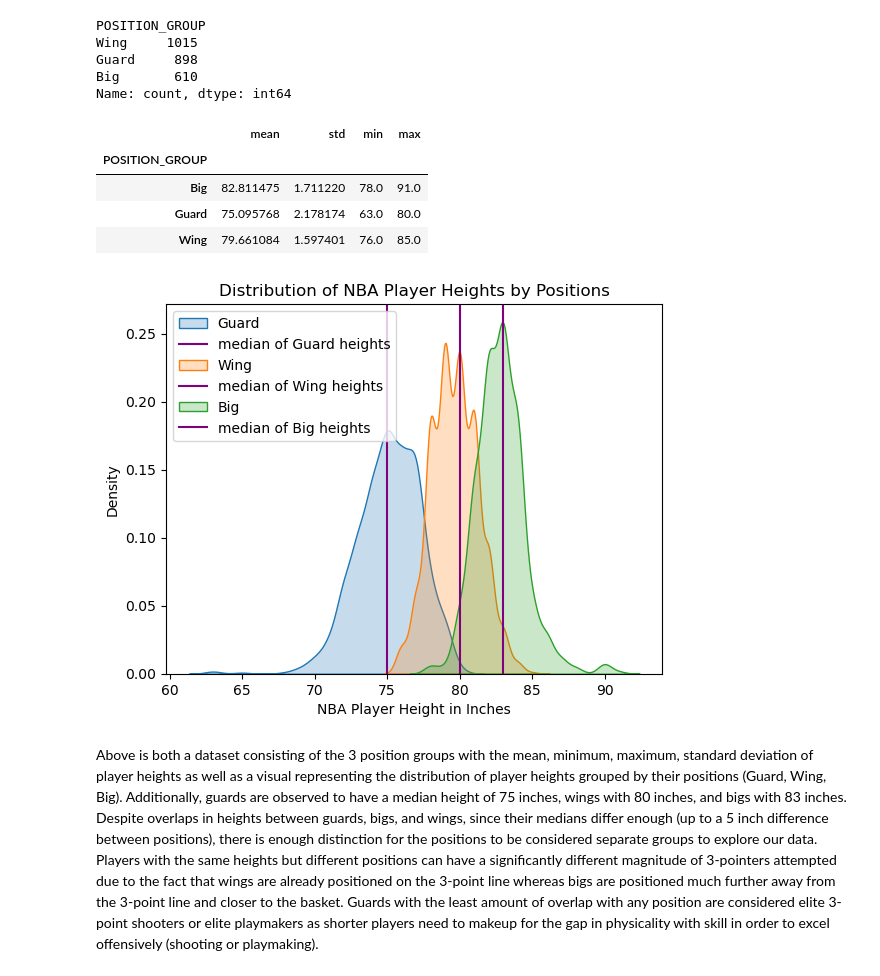
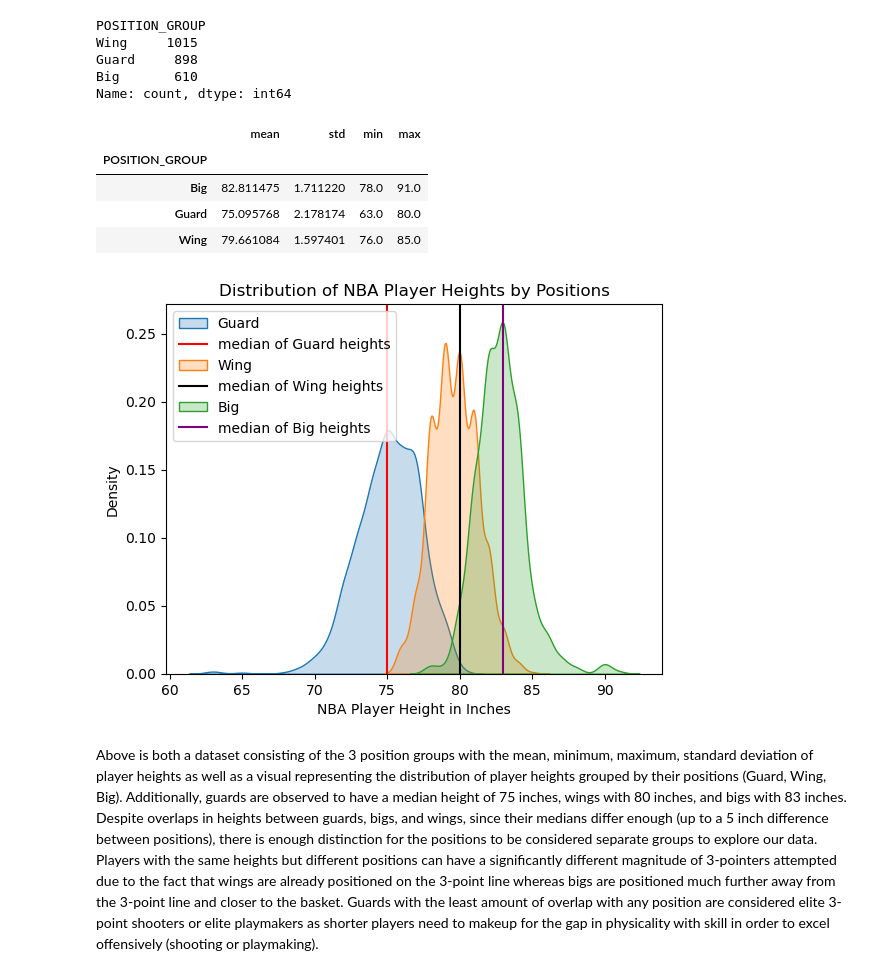
Before and after one commit to COGS108/Group058_WI26, a Jupyter notebook: 02-EDACheckpoint.ipynb, the cells around one changed output. Drawn from its saved outputs; the diff is of its cells as text; code cells hidden in the pictures.

Commit message:
finished 3pa vs height section

```diff
--- a/02-EDACheckpoint.ipynb
+++ b/02-EDACheckpoint.ipynb
@@ -451,22 +451,23 @@ Big       610
 Name: count, dtype: int64
 # %%
 # Plot grouped player heights by positions (guard, wing, center)
+colors = {'Guard': 'Red', 'Wing': 'Black', 'Big': 'Purple'}
 for group in ['Guard', 'Wing', 'Big']:
     data = wrangled_df[wrangled_df['POSITION_GROUP'] == group]
     sns.kdeplot(data['HEIGHT_IN'], label=group, fill= True)
-    plt.axvline(data['HEIGHT_IN'].median(), color='purple', label=f"median of {group} heights")
+    plt.axvline(data['HEIGHT_IN'].median(), color=colors[group], label=f"median of {group} heights")
 plt.title('Distribution of NBA Player Heights by Positions')
 plt.xlabel('NBA Player Height in Inches')
 plt.legend()
 
 wrangled_df.groupby('POSITION_GROUP')['HEIGHT_IN'].describe()[['mean', 'std','min','max']]
 # %% [output]
 |  | mean | std | min | max |
 | POSITION_GROUP |  |  |  |  |
 | Big | 82.811475 | 1.711220 | 78.0 | 91.0 |
 | Guard | 75.095768 | 2.178174 | 63.0 | 80.0 |
 | Wing | 79.661084 | 1.597401 | 76.0 | 85.0 |
-[figure, old version]
+[figure, new version]
 # %% [markdown]
 Above is both a dataset consisting of the 3 position groups with the mean, minimum, maximum, standard deviation of player heights as well as a visual representing the distribution of player heights grouped by their positions (Guard, Wing, Big). Additionally, guards are observed to have a median height of 75 inches, wings with 80 inches, and bigs with 83 inches. Despite overlaps in heights between guards, bigs, and wings, since their medians differ enough (up to a 5 inch difference between positions), there is enough distinction for the positions to be considered separate groups to explore our data. Players with the same heights but different positions can have a significantly different magnitude of 3-pointers attempted due to the fact that wings are already positioned on the 3-point line whereas bigs are positioned much further away from the 3-point line and closer to the basket. Guards with the least amount of overlap with any position are considered elite 3-point shooters or elite playmakers as shorter players need to makeup for the gap in physicality with skill in order to excel offensively (shooting or playmaking).
 # %% [markdown]
```
Also changed, not shown: parts of 7 cells of this notebook.
